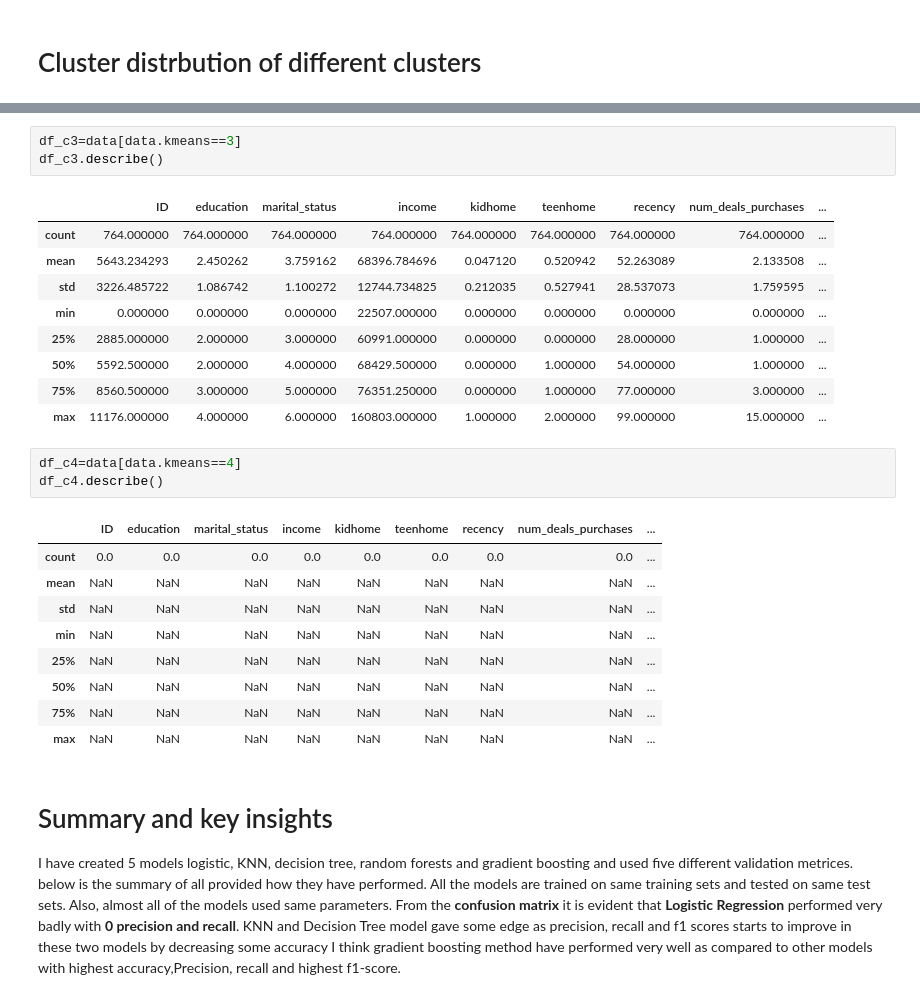
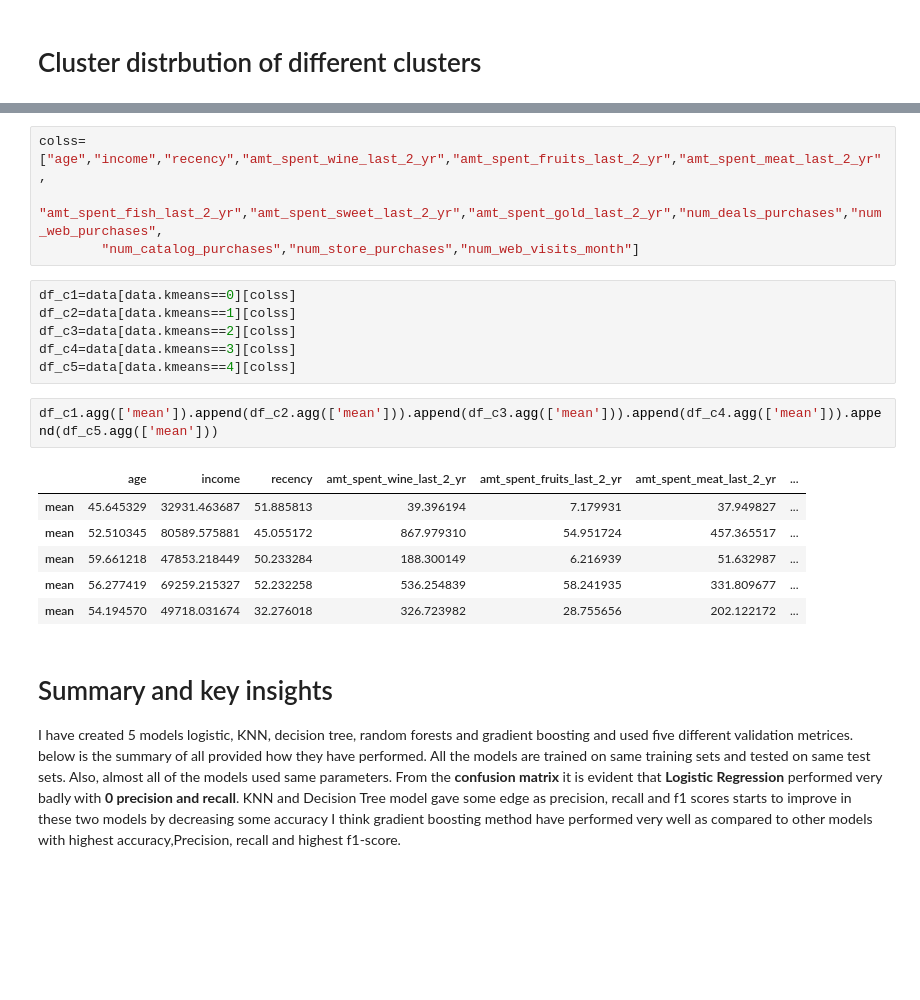
Before and after one commit to sanjeevtyagi170/tyagisx-projects, a Jupyter notebook: coursera-unsupervised.ipynb, the cells around one changed output, grey strips where cells are left out. Drawn from its saved outputs; the diff is of its cells as text; blank space fills up the shorter version.

```diff
--- a/coursera-unsupervised.ipynb
+++ b/coursera-unsupervised.ipynb
@@ -364,29 +315,22 @@ df_c2.describe()
-# %%
-df_c3=data[data.kmeans==3]
-df_c3.describe()
-# %% [output]
-|  | ID | education | marital_status | income | kidhome | teenhome | recency | num_deals_purchases | ... |
-| count | 764.000000 | 764.000000 | 764.000000 | 764.000000 | 764.000000 | 764.000000 | 764.000000 | 764.000000 | ... |
-| mean | 5643.234293 | 2.450262 | 3.759162 | 68396.784696 | 0.047120 | 0.520942 | 52.263089 | 2.133508 | ... |
-| std | 3226.485722 | 1.086742 | 1.100272 | 12744.734825 | 0.212035 | 0.527941 | 28.537073 | 1.759595 | ... |
-| min | 0.000000 | 0.000000 | 0.000000 | 22507.000000 | 0.000000 | 0.000000 | 0.000000 | 0.000000 | ... |
-| 25% | 2885.000000 | 2.000000 | 3.000000 | 60991.000000 | 0.000000 | 0.000000 | 28.000000 | 1.000000 | ... |
-| 50% | 5592.500000 | 2.000000 | 4.000000 | 68429.500000 | 0.000000 | 1.000000 | 54.000000 | 1.000000 | ... |
-| 75% | 8560.500000 | 3.000000 | 5.000000 | 76351.250000 | 0.000000 | 1.000000 | 77.000000 | 3.000000 | ... |
-| max | 11176.000000 | 4.000000 | 6.000000 | 160803.000000 | 1.000000 | 2.000000 | 99.000000 | 15.000000 | ... |
-# %%
-df_c4=data[data.kmeans==4]
-df_c4.describe()
-# %% [output]
-|  | ID | education | marital_status | income | kidhome | teenhome | recency | num_deals_purchases | ... |
-| count | 0.0 | 0.0 | 0.0 | 0.0 | 0.0 | 0.0 | 0.0 | 0.0 | ... |
-| mean | NaN | NaN | NaN | NaN | NaN | NaN | NaN | NaN | ... |
-| std | NaN | NaN | NaN | NaN | NaN | NaN | NaN | NaN | ... |
-| min | NaN | NaN | NaN | NaN | NaN | NaN | NaN | NaN | ... |
-| 25% | NaN | NaN | NaN | NaN | NaN | NaN | NaN | NaN | ... |
-| 50% | NaN | NaN | NaN | NaN | NaN | NaN | NaN | NaN | ... |
-| 75% | NaN | NaN | NaN | NaN | NaN | NaN | NaN | NaN | ... |
-| max | NaN | NaN | NaN | NaN | NaN | NaN | NaN | NaN | ... |
+# %%
+colss=["age","income","recency","amt_spent_wine_last_2_yr","amt_spent_fruits_last_2_yr","amt_spent_meat_last_2_yr",
+        "amt_spent_fish_last_2_yr","amt_spent_sweet_last_2_yr","amt_spent_gold_last_2_yr","num_deals_purchases","num_web_purchases",
+        "num_catalog_purchases","num_store_purchases","num_web_visits_month"]
+# %%
+df_c1=data[data.kmeans==0][colss]
+df_c2=data[data.kmeans==1][colss]
+df_c3=data[data.kmeans==2][colss]
+df_c4=data[data.kmeans==3][colss]
+df_c5=data[data.kmeans==4][colss]
+# %%
+df_c1.agg(['mean']).append(df_c2.agg(['mean'])).append(df_c3.agg(['mean'])).append(df_c4.agg(['mean'])).append(df_c5.agg(['mean']))
+# %% [output]
+|  | age | income | recency | amt_spent_wine_last_2_yr | amt_spent_fruits_last_2_yr | amt_spent_meat_last_2_yr | ... |
+| mean | 45.645329 | 32931.463687 | 51.885813 | 39.396194 | 7.179931 | 37.949827 | ... |
+| mean | 52.510345 | 80589.575881 | 45.055172 | 867.979310 | 54.951724 | 457.365517 | ... |
+| mean | 59.661218 | 47853.218449 | 50.233284 | 188.300149 | 6.216939 | 51.632987 | ... |
+| mean | 56.277419 | 69259.215327 | 52.232258 | 536.254839 | 58.241935 | 331.809677 | ... |
+| mean | 54.194570 | 49718.031674 | 32.276018 | 326.723982 | 28.755656 | 202.122172 | ... |
 # %% [markdown]
 # Summary and key insights
 
```
Also changed, not shown: parts of 18 cells of this notebook.
